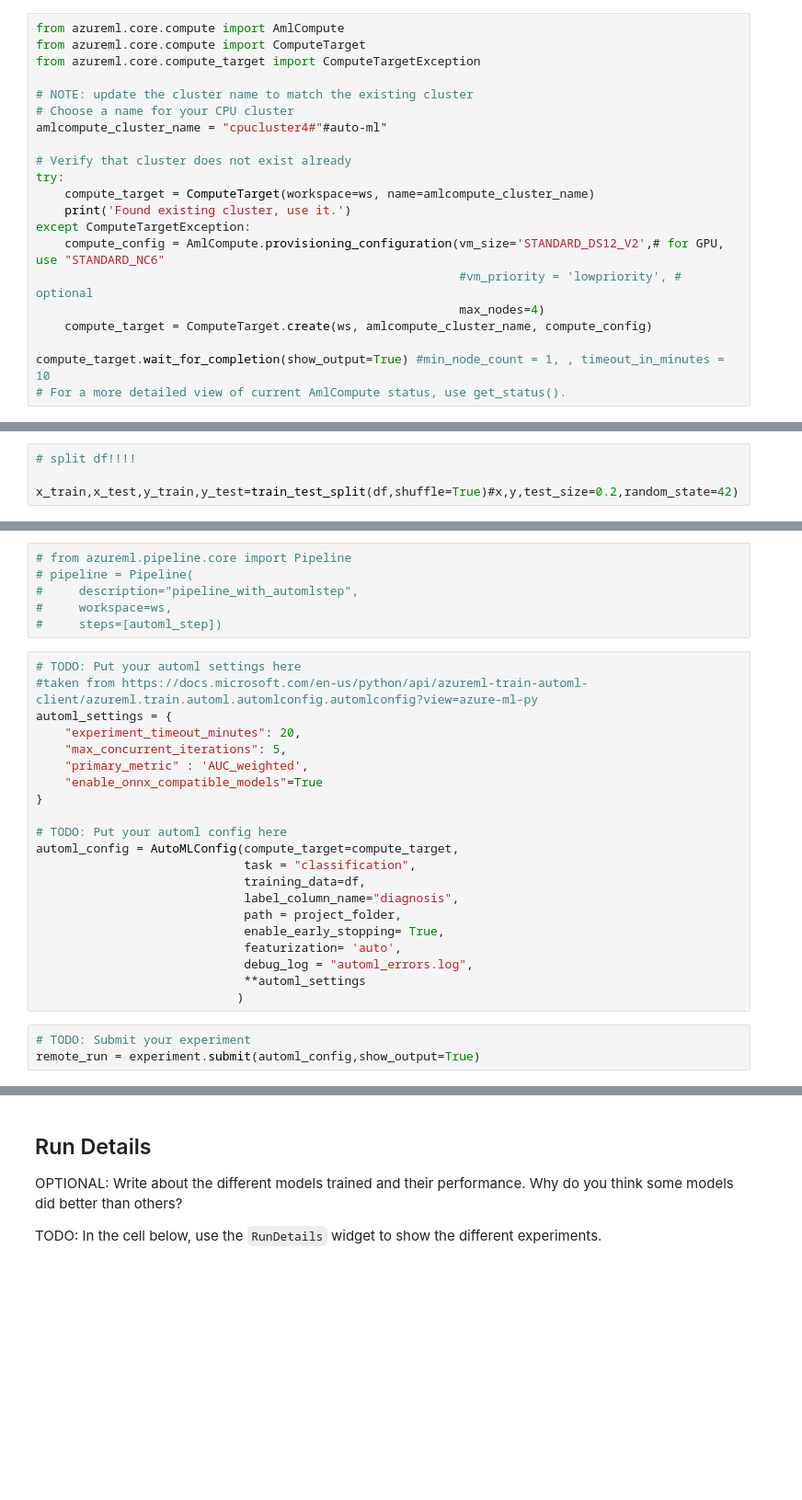
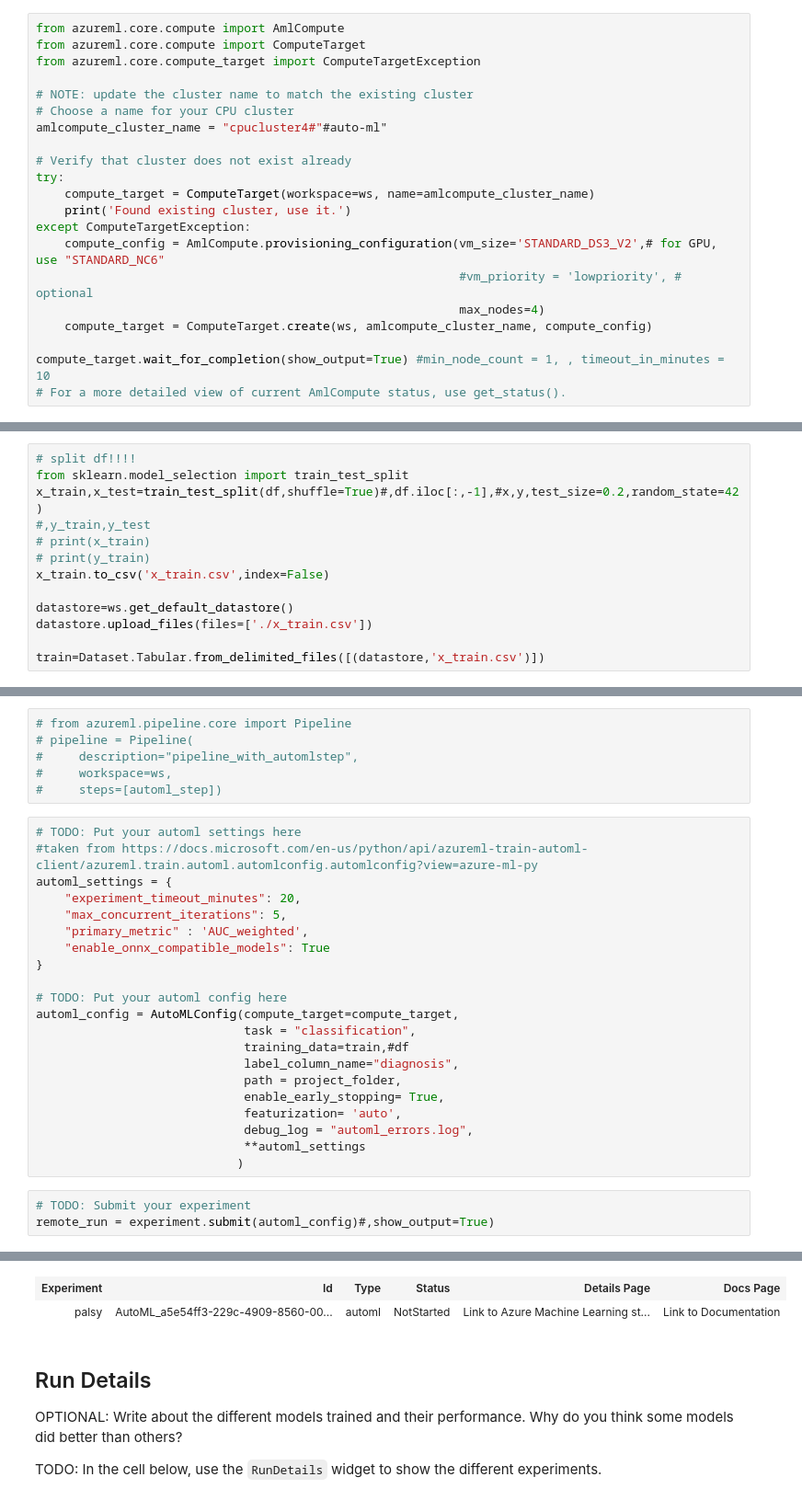
Before and after one commit to nsourlos/palda_azure, a Jupyter notebook: automl.ipynb, the cells around one changed output, grey strips where cells are left out. Shown: that part at 92% size. Cells and saved outputs as stored; diff of their text form; blank space fills up the shorter version.

```diff
--- a/automl.ipynb
+++ b/automl.ipynb
@@ -41,7 +61,7 @@ try:
     compute_target = ComputeTarget(workspace=ws, name=amlcompute_cluster_name)
     print('Found existing cluster, use it.')
 except ComputeTargetException:
-    compute_config = AmlCompute.provisioning_configuration(vm_size='STANDARD_DS12_V2',# for GPU, use "STANDARD_NC6"
+    compute_config = AmlCompute.provisioning_configuration(vm_size='STANDARD_DS3_V2',# for GPU, use "STANDARD_NC6"
                                                            #vm_priority = 'lowpriority', # optional
                                                            max_nodes=4)
     compute_target = ComputeTarget.create(ws, amlcompute_cluster_name, compute_config)
@@ -98,4 +145,13 @@ df.describe()
 # %%
 # split df!!!!
+from sklearn.model_selection import train_test_split
+x_train,x_test=train_test_split(df,shuffle=True)#,df.iloc[:,-1],#x,y,test_size=0.2,random_state=42)
+#,y_train,y_test
+# print(x_train)
+# print(y_train)
+x_train.to_csv('x_train.csv',index=False)
 
-x_train,x_test,y_train,y_test=train_test_split(df,shuffle=True)#x,y,test_size=0.2,random_state=42)
+datastore=ws.get_default_datastore()
+datastore.upload_files(files=['./x_train.csv'])
+
+train=Dataset.Tabular.from_delimited_files([(datastore,'x_train.csv')])
@@ -139,13 +199,13 @@ automl_settings = {
     "experiment_timeout_minutes": 20,
     "max_concurrent_iterations": 5,
     "primary_metric" : 'AUC_weighted',
-    "enable_onnx_compatible_models"=True
+    "enable_onnx_compatible_models": True
 }
 
 # TODO: Put your automl config here
 automl_config = AutoMLConfig(compute_target=compute_target,
                              task = "classification",
-                             training_data=df,
+                             training_data=train,#df
                              label_column_name="diagnosis",
                              path = project_folder,
                              enable_early_stopping= True,
@@ -155,4 +215,5 @@ automl_config = AutoMLConfig(compute_target=compute_target,
                             )
 # %%
 # TODO: Submit your experiment
-remote_run = experiment.submit(automl_config,show_output=True)
+remote_run = experiment.submit(automl_config)#,show_output=True)
+# %% [output]
@@ -159,3 +221,5 @@ remote_run = experiment.submit(automl_config,show_output=True)
+| Experiment | Id | Type | Status | Details Page | Docs Page |
+| palsy | AutoML_a5e54ff3-229c-4909-8560-00... | automl | NotStarted | Link to Azure Machine Learning st... | Link to Documentation |
 # %% [markdown]
 ## Run Details
 
```
Also changed, not shown: parts of 20 cells of this notebook, 1 other file.
